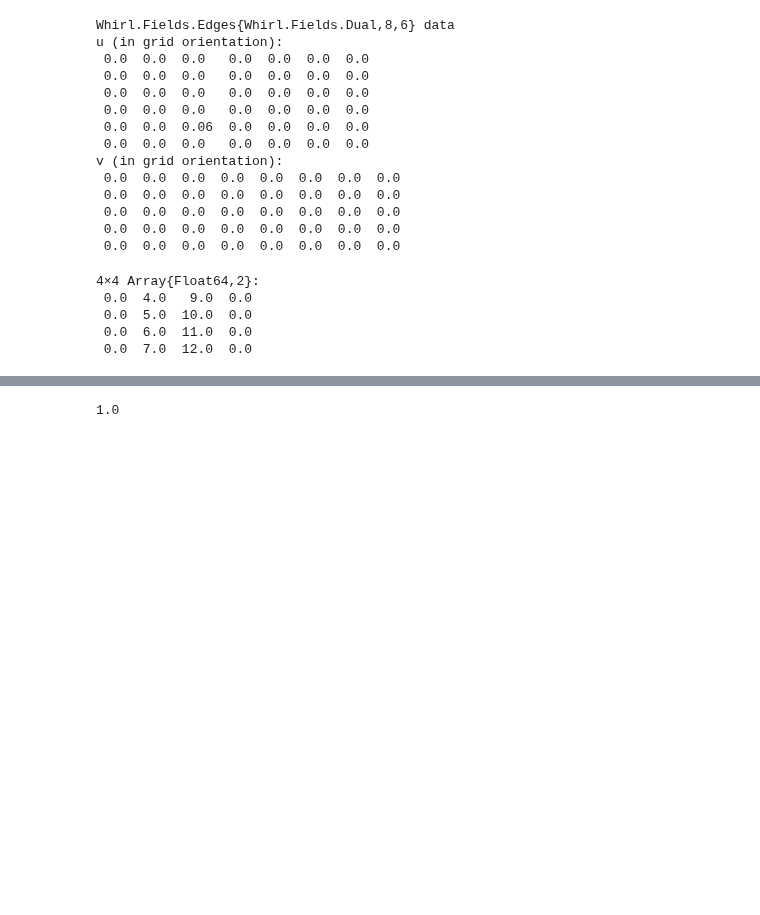
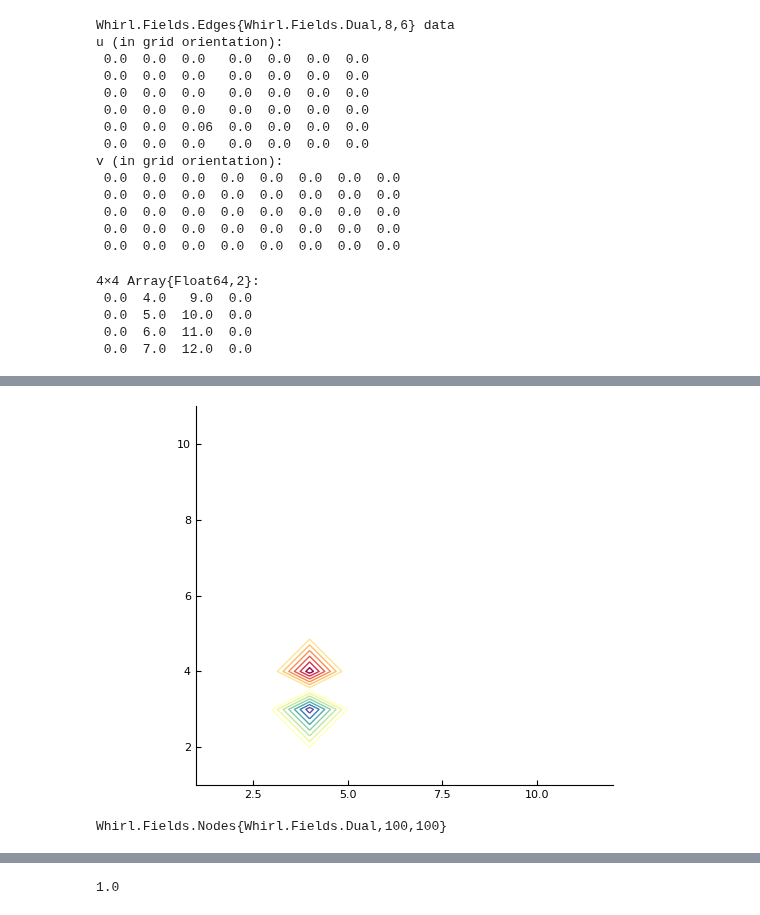
Before and after one commit to JuliaIBPM/ViscousFlow.jl, a Jupyter notebook: examples/Testing the LGF.ipynb, the cells around one changed output, grey strips where cells are left out. Cells and saved outputs as stored; diff of their text form; code cells hidden in the pictures; blank space fills up the shorter version.

```diff
--- a/examples/Testing the LGF.ipynb
+++ b/examples/Testing the LGF.ipynb
@@ -117,0 +105,8 @@ julia> A
+# %%
+plot(q)
+# %% [output]
+[figure, added]
+# %%
+typeof(w)
+# %% [output]
+Whirl.Fields.Nodes{Whirl.Fields.Dual,100,100}
```
Also changed, not shown: parts of 7 cells of this notebook, 7 other files.
